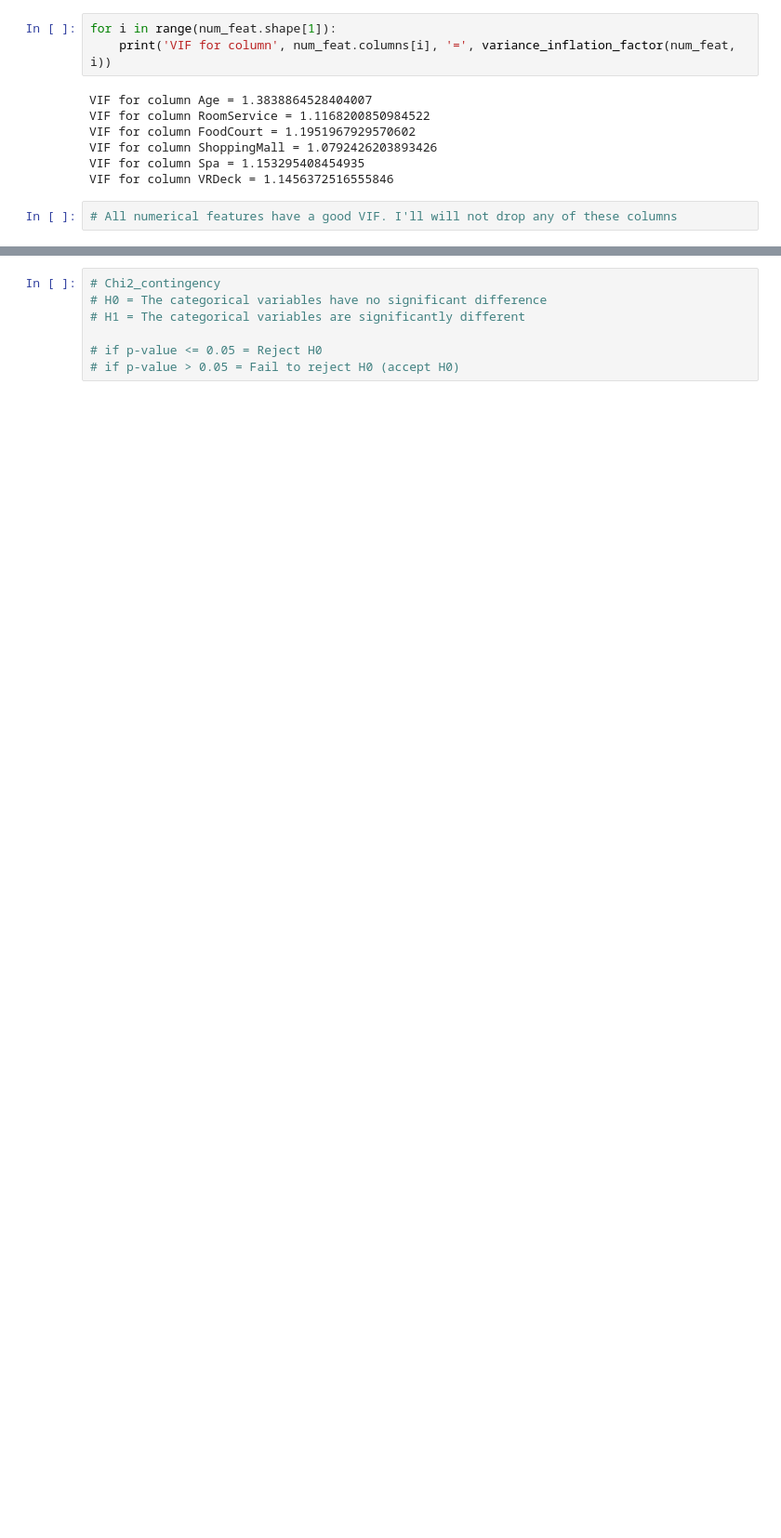
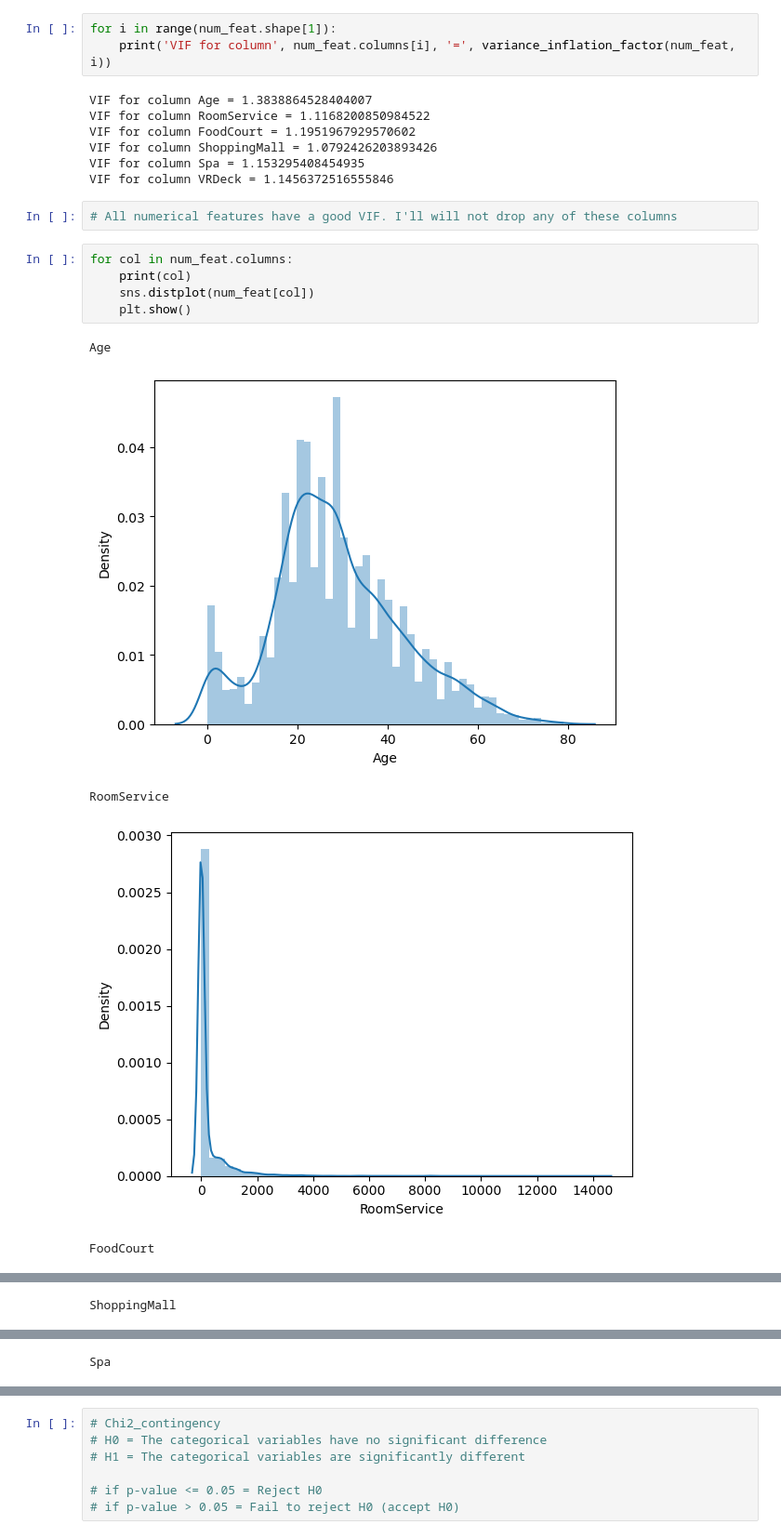
Before and after one commit to gustavossbarros/Ironhack_Final_Project_Spaceship_Titanic, a Jupyter notebook: deliverables/Final Bootcamp Project - Spaceship Titanic.ipynb, the cells around one changed output, grey strips where cells are left out. Shown at 93% size. Saved outputs shown, nothing was run; the diff lists cells and outputs as text; blank space fills up the shorter version.

```diff
--- a/deliverables/Final Bootcamp Project - Spaceship Titanic.ipynb
+++ b/deliverables/Final Bootcamp Project - Spaceship Titanic.ipynb
@@ -467,3 +470,14 @@ VIF for column Spa = 1.153295408454935
 VIF for column VRDeck = 1.1456372516555846
 # %%
 # All numerical features have a good VIF. I'll will not drop any of these columns
+# %%
+for col in num_feat.columns:
+    print(col)
+    sns.distplot(num_feat[col])
+    plt.show()
+# %% [output]
+Age
+[figure, added]
+RoomService
+[figure, added]
+FoodCourt
@@ -469,0 +485 @@ VIF for column VRDeck = 1.1456372516555846
+ShoppingMall
@@ -469,0 +487 @@ VIF for column VRDeck = 1.1456372516555846
+Spa
```
Also changed, not shown: parts of 25 cells of this notebook, 2 other files.
